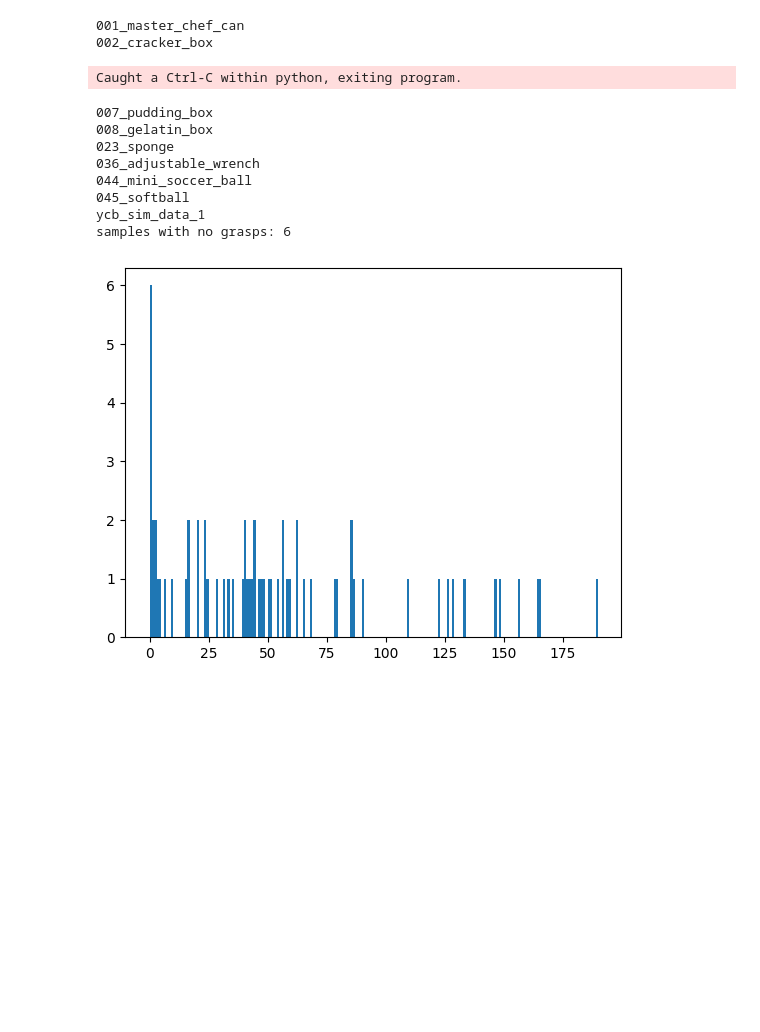
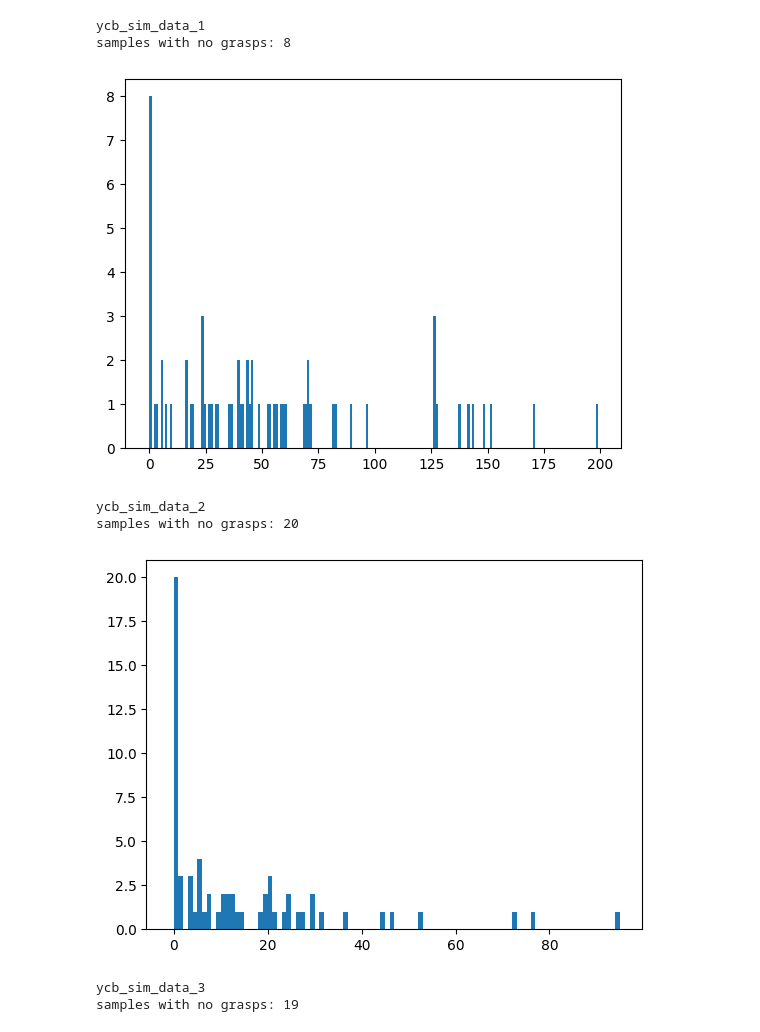
Before and after one commit to m0dd0/ContactGraspnetBenchmark, a Jupyter notebook: notebooks/03_compare_results.ipynb, the cells around one changed output. Cells and saved outputs as stored; diff of their text form; code cells hidden in the pictures; blank space fills up the shorter version.

Commit message:
more result evauluation

```diff
--- a/notebooks/03_compare_results.ipynb
+++ b/notebooks/03_compare_results.ipynb
@@ -30,12 +25,20 @@ To enable them in other operations, rebuild TensorFlow with the appropriate comp
 
 #     plt.show()
 # %%
-result_paths = [
+ycb_result_paths = [
     get_root_dir() / "data" / "results" / "ycb_sim_data_1",
-    # get_root_dir() / "data" / "results" / "ycb_sim_data_2",
+    get_root_dir() / "data" / "results" / "ycb_sim_data_2",
+    get_root_dir() / "data" / "results" / "ycb_sim_data_3",
 ]
+ycb_result_names = sorted([p.name for p in ycb_result_paths[0].iterdir() if p.is_dir()])
 
-result_names = sorted([p.name for p in result_paths[0].iterdir() if p.is_dir()])
+example_result_paths = [
+    get_root_dir() / "data" / "results" / "orig_test_data_seg1",
+    get_root_dir() / "data" / "results" / "orig_test_data_seg2",
+    get_root_dir() / "data" / "results" / "orig_test_data_seg3",
+    get_root_dir() / "data" / "results" / "orig_test_data_seg4",
+]
+example_result_names = sorted([p.name for p in example_result_paths[0].iterdir() if p.is_dir()])
 # %%
 ### show the mlab visualization of all results in a folder ###
 
@@ -54,37 +57,40 @@ for result_name in result_names:
         ],
         np.load(result_path / result_name / "full_pc_colors.npy"),
     )
-# %% [output]
-001_master_chef_can
-002_cracker_box
-Caught a Ctrl-C within python, exiting program.
 # %%
 ### histograms of the number of grasps per sampe
 
-for result_path in result_paths:
+n_grasps_table = {}
+n_grasps_table["names"] = ycb_result_names + ["total"]
+
+for result_path in ycb_result_paths:
     n_grasps = []
-    for result_name in result_names:
+    n_grasps_table[result_path.name] = []
+
+    for result_name in ycb_result_names:
         with open(result_path / result_name / "data.json") as f:
             data = json.load(f)
 
-        n_grasps.append(len(data["grasps_cam"]))
+        n = len(data["grasps_cam"])
 
-        if len(data["grasps_cam"]) == 0:
-            print(result_name)
+        n_grasps.append(n)
+        n_grasps_table[result_path.name].append(n)
 
     n_grasps = np.array(n_grasps)
+    n_grasps_table[result_path.name].append(sum(n_grasps))
 
     plt.hist(n_grasps, bins=np.arange(-1, max(n_grasps)+1))
-
     print(result_path.name)
     print(f"samples with no grasps: {np.sum(n_grasps == 0)}")
+    plt.show()
+
+print(tabulate(n_grasps_table, headers="keys"))
 # %% [output]
-007_pudding_box
-008_gelatin_box
-023_sponge
-036_adjustable_wrench
-044_mini_soccer_ball
-045_softball
 ycb_sim_data_1
-samples with no grasps: 6
+samples with no grasps: 8
-[figure, old version]
+[figure, new version]
+ycb_sim_data_2
+samples with no grasps: 20
+[figure, added]
+ycb_sim_data_3
+samples with no grasps: 19
```
Also changed, not shown: parts of 3 cells of this notebook.
